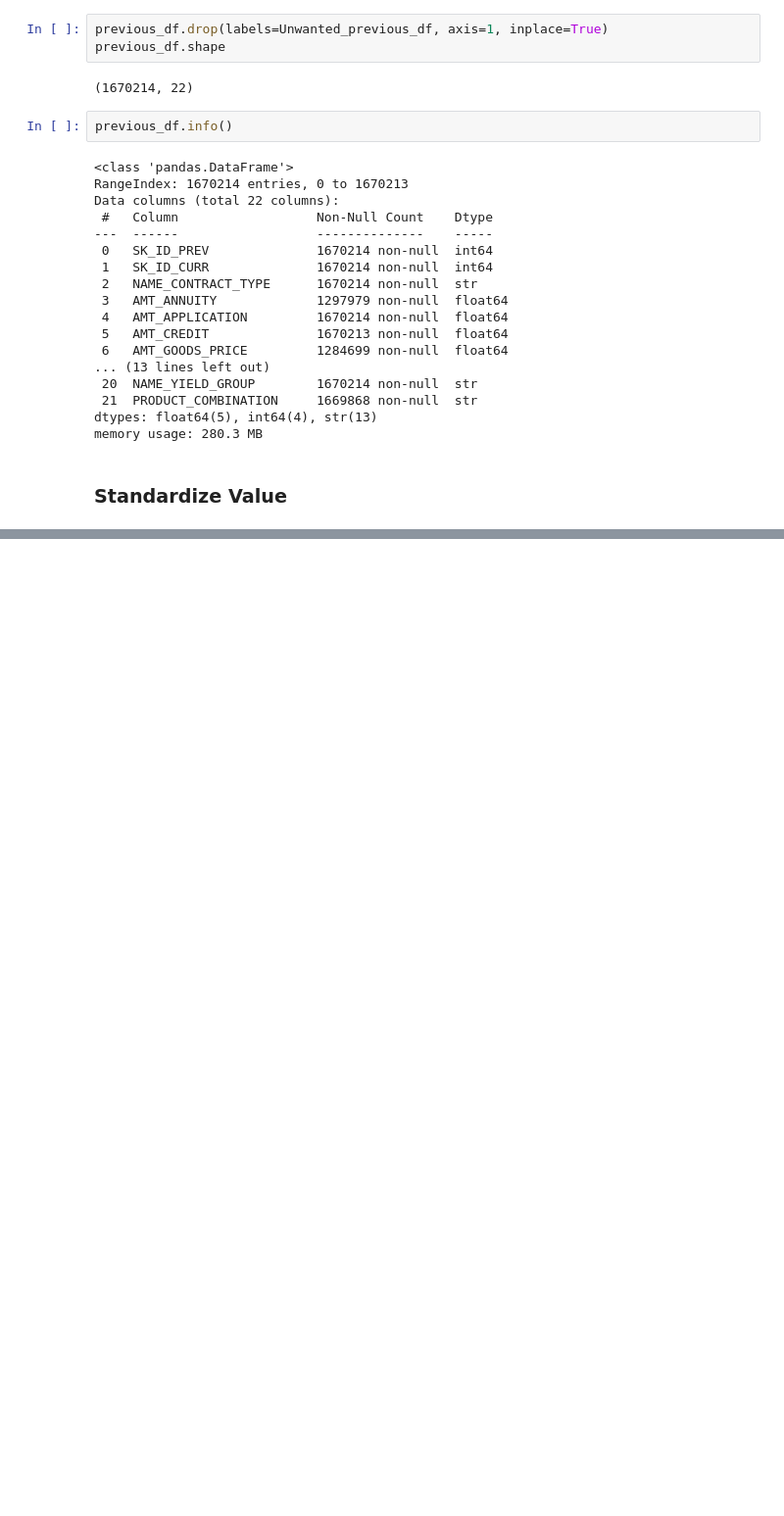
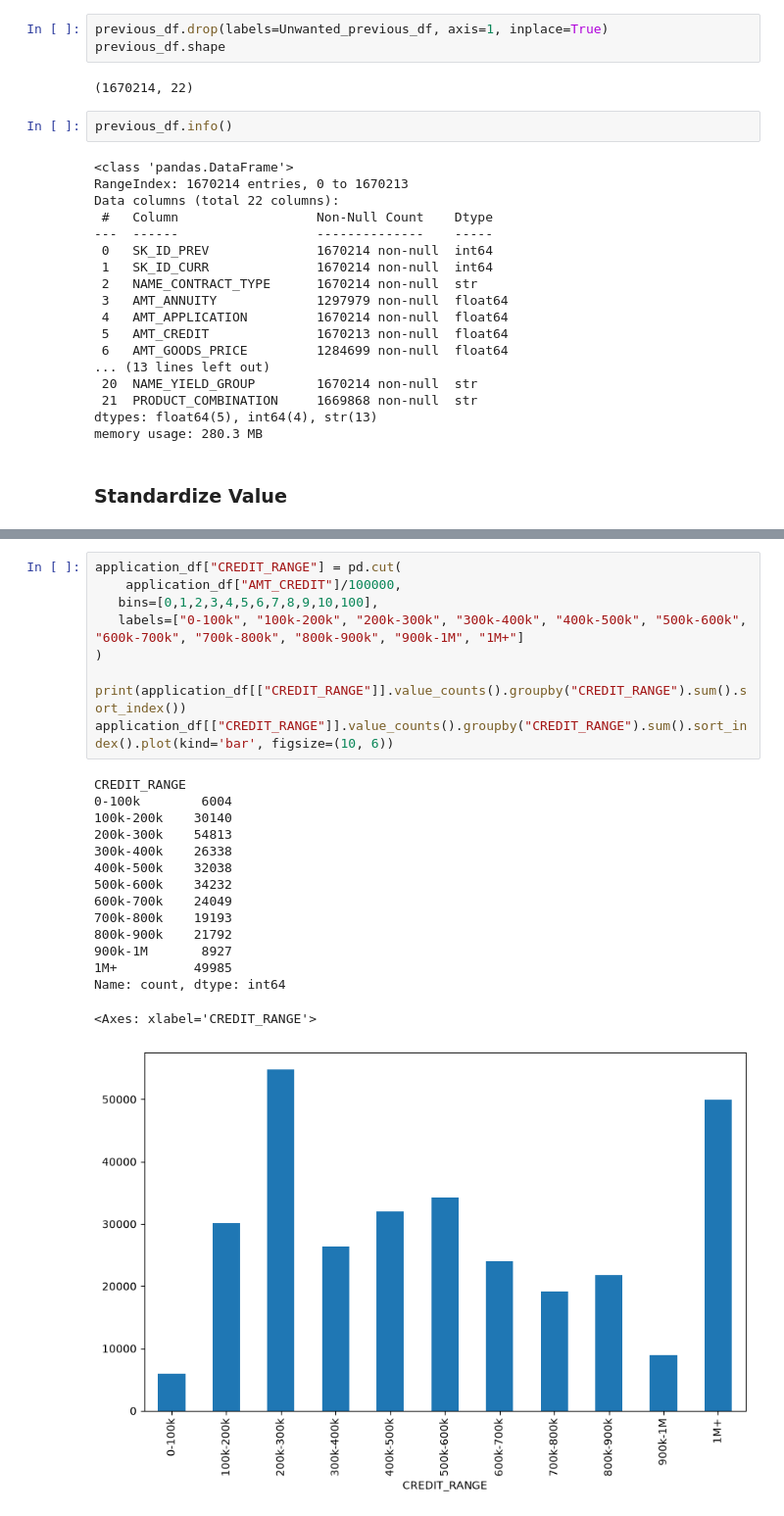
Before and after one commit to rakesh-kumar07/LogicMojo-AI-ML-June26-rakesh, a Jupyter notebook: EDA_Bank_Case_Study/Bank_loan_Assignment.ipynb, the cells around one changed output, grey strips where cells are left out. Shown at 98% size. Drawn from its saved outputs; the diff is of its cells as text; blank space fills up the shorter version.

```diff
--- a/EDA_Bank_Case_Study/Bank_loan_Assignment.ipynb
+++ b/EDA_Bank_Case_Study/Bank_loan_Assignment.ipynb
@@ -689,0 +811,25 @@ memory usage: 280.3 MB
+# %%
+application_df["CREDIT_RANGE"] = pd.cut(
+    application_df["AMT_CREDIT"]/100000,
+   bins=[0,1,2,3,4,5,6,7,8,9,10,100],
+   labels=["0-100k", "100k-200k", "200k-300k", "300k-400k", "400k-500k", "500k-600k", "600k-700k", "700k-800k", "800k-900k", "900k-1M", "1M+"]
+)
+
+print(application_df[["CREDIT_RANGE"]].value_counts().groupby("CREDIT_RANGE").sum().sort_index())
+application_df[["CREDIT_RANGE"]].value_counts().groupby("CREDIT_RANGE").sum().sort_index().plot(kind='bar', figsize=(10, 6))
+# %% [output]
+CREDIT_RANGE
+0-100k        6004
+100k-200k    30140
+200k-300k    54813
+300k-400k    26338
+400k-500k    32038
+500k-600k    34232
+600k-700k    24049
+700k-800k    19193
+800k-900k    21792
+900k-1M       8927
+1M+          49985
+Name: count, dtype: int64
+<Axes: xlabel='CREDIT_RANGE'>
+[figure, added]
```
Also changed, not shown: parts of 11 cells of this notebook, 1 other file.
